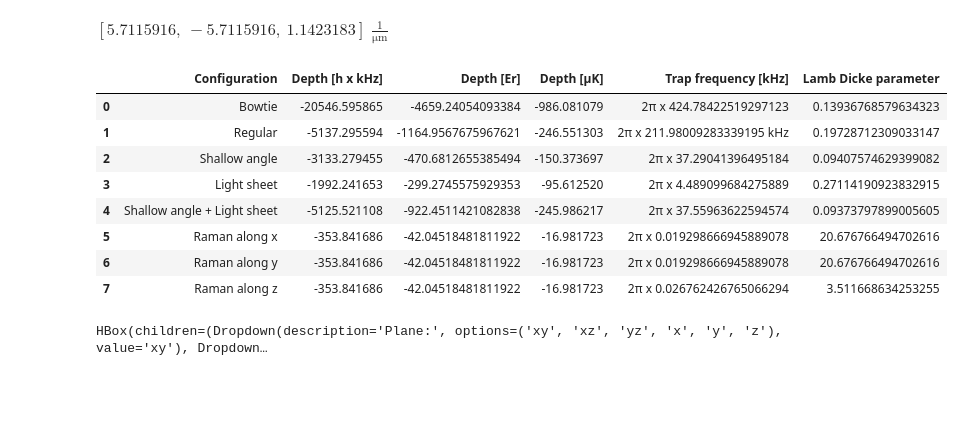
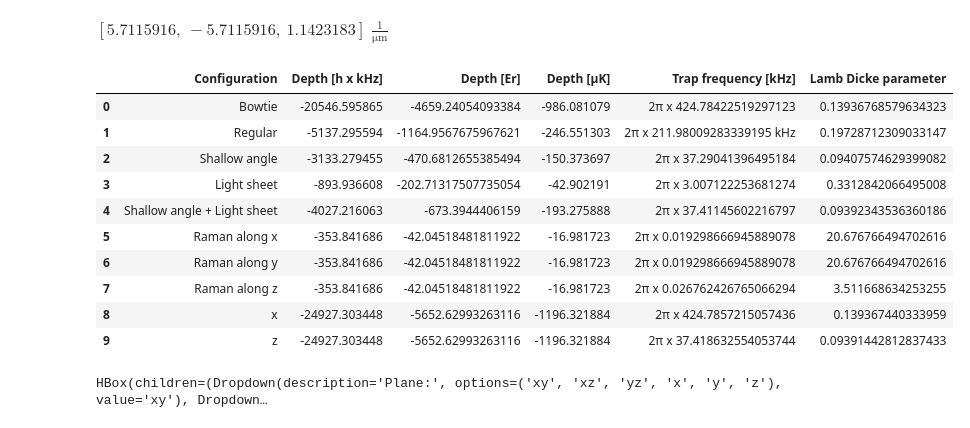
Before and after one commit to lightmat/lightmat, a Jupyter notebook: lattice.ipynb, the cells around one changed output. Cells and saved outputs as stored; diff of their text form; code cells hidden in the pictures; blank space fills up the shorter version.

```diff
--- a/lattice.ipynb
+++ b/lattice.ipynb
@@ -73,7 +73,7 @@ lat1d_x = Lattice1d(
     P=P,
     z0=0,
     name='1D Lattice x',
-    color='red',
+    color='blue',
 )
 lat1d_y = Lattice1d(
     lattice_direction_vec=(0,1,0),
@@ -84,7 +84,7 @@ lat1d_y = Lattice1d(
     P=P,
     z0=0,
     name='1D Lattice y',
-    color='magenta',
+    color='midnightblue',
 )
 # %% [markdown]
 <h3>Vertical shallow-angle lattice</h3>
@@ -182,3 +193,13 @@ V_shallow_angle = - (alpha_S12_866 * lat1d_z.I(X, Y, Z)).to(u.kHz)
 
 V_raman1 = - (alpha_rm1 * (raman1.I(X, Y, Z))).to(u.kHz)
 V_raman2 = - (alpha_rm2 * (raman2.I(X, Y, Z))).to(u.kHz)
+# %%
+n = 151
+
+x = np.linspace(-1, 1, n) * u.mm
+y = np.linspace(-1, 1, n) * u.mm
+z = np.linspace(-1, 1, n) * u.mm
+
+X, Y, Z = np.meshgrid(x, y, z, indexing='ij')
+
+I = bowtie.I(X, Y, Z)
@@ -202,10 +231,14 @@ interactive_plot(
 # %%
 d2V_bowtie_d2x = np.gradient(np.gradient(V_bowtie_2d+V_raman1+V_raman2, x, axis=0), x, axis=0)
 d2V_bowtie_d2y = np.gradient(np.gradient(V_bowtie_2d+V_raman1+V_raman2, y, axis=1), y, axis=1)
+d2V_bowtie_d2z = np.gradient(np.gradient(V_bowtie_2d+V_raman1+V_raman2, z, axis=2), z, axis=2)
 
 d2V_regular_d2x = np.gradient(np.gradient(V_regular_2d+V_raman1+V_raman2, x, axis=0), x, axis=0)
 d2V_regular_d2y = np.gradient(np.gradient(V_regular_2d+V_raman1+V_raman2, y, axis=1), y, axis=1)
+d2V_regular_d2z = np.gradient(np.gradient(V_regular_2d+V_raman1+V_raman2, z, axis=2), z, axis=2)
 
+d2V_shallow_angle_d2x = np.gradient(np.gradient(V_shallow_angle+V_raman1+V_raman2, x, axis=0), x, axis=0)
+d2V_light_sheet_d2x = np.gradient(np.gradient(V_light_sheet+V_raman1+V_raman2, x, axis=0), x, axis=0)
 d2V_shallow_angle_d2z = np.gradient(np.gradient(V_shallow_angle+V_raman1+V_raman2, z, axis=2), z, axis=2)
 d2V_light_sheet_d2z = np.gradient(np.gradient(V_light_sheet+V_raman1+V_raman2, z, axis=2), z, axis=2)
 d2V_both_d2z = np.gradient(np.gradient(V_shallow_angle+V_light_sheet+V_raman1+V_raman2, z, axis=2), z, axis=2)
@@ -260,6 +293,15 @@ eta_z_shallow_angle = get_lamb_dicke(np.nanmax(w_z_shallow_angle), k_raman_vec[2
 eta_z_light_sheet = get_lamb_dicke(np.nanmax(w_z_light_sheet), k_raman_vec[2])
 eta_z_both = get_lamb_dicke(np.nanmax(w_z_both), k_raman_vec[2])
 eta_z_raman = get_lamb_dicke(np.nanmax(w_z_raman), k_raman_vec[2])
+# %%
+V_total_bowtie = V_bowtie_2d + V_shallow_angle + V_light_sheet + V_raman1 + V_raman2
+
+depth_total_bowtie = get_lattice_depth(V_total_bowtie, 0)
+w_x_total_bowtie = get_trap_frequency(d2V_bowtie_d2x + d2V_shallow_angle_d2x + d2V_light_sheet_d2x + d2V_raman_d2x)
+w_z_total_bowtie = get_trap_frequency(d2V_bowtie_d2z + d2V_shallow_angle_d2z + d2V_light_sheet_d2z + d2V_raman_d2z)
+
+eta_x_total_bowtie = get_lamb_dicke(np.nanmax(w_x_total_bowtie), k_raman_vec[0])
+eta_z_total_bowtie = get_lamb_dicke(np.nanmax(w_z_total_bowtie), k_raman_vec[2])
 # %%
 raman1.k_vec
 # %% [output]
@@ -279,6 +321,8 @@ data = {
         "Raman along x",
         "Raman along y",
         "Raman along z",
+        "x",
+        "z",
     ],
     "Depth [h x kHz]": [
         depth_xy_bowtie.to(u.kHz).value,
@@ -289,6 +333,8 @@ data = {
         depth_x_raman.to(u.kHz).value,
         depth_y_raman.to(u.kHz).value,
         depth_z_raman.to(u.kHz).value,
+        depth_total_bowtie.to(u.kHz).value,
+        depth_total_bowtie.to(u.kHz).value,
     ],
     "Depth [Er]": [
         depth_xy_bowtie/Er_1064,
@@ -299,6 +345,8 @@ data = {
         depth_x_raman/Er_rm,
         depth_y_raman/Er_rm,
         depth_z_raman/Er_rm,
+        depth_total_bowtie/Er_1064,
+        depth_total_bowtie/Er_1064,
     ],
     "Depth [µK]": [
         (h*depth_xy_bowtie/k_B).to(u.uK).value,
@@ -309,41 +357,49 @@ data = {
         (h*depth_x_raman/k_B).to(u.uK).value,
         (h*depth_y_raman/k_B).to(u.uK).value,
         (h*depth_z_raman/k_B).to(u.uK).value,
+        (h*depth_total_bowtie/k_B).to(u.uK).value,
+        (h*depth_total_bowtie/k_B).to(u.uK).value,
     ],
     "Trap frequency [kHz]": [
         f'2π x {np.nanmax(w_xy_bowtie).to(u.kHz).value / (2*np.pi)}',
         f'2π x {np.nanmax(w_xy_regular).to(u.kHz) / (2*np.pi)}',
         f'2π x {np.nanmax(w_z_shallow_angle).to(u.kHz).value / (2*np.pi)}',
         f'2π x {np.nanmax(w_z_light_sheet).to(u.kHz).value / (2*np.pi)}',
         f'2π x {np.nanmax(w_z_both).to(u.kHz).value / (2*np.pi)}',
         f'2π x {np.nanmax(w_x_raman).to(u.kHz).value / (2*np.pi)}',
         f'2π x {np.nanmax(w_y_raman).to(u.kHz).value / (2*np.pi)}',
         f'2π x {np.nanmax(w_z_raman).to(u.kHz).value / (2*np.pi)}',
+        f'2π x {np.nanmax(w_x_total_bowtie).to(u.kHz).value / (2*np.pi)}',
+        f'2π x {np.nanmax(w_z_total_bowtie).to(u.kHz).value / (2*np.pi)}',
     ],
     "Lamb Dicke parameter": [
         eta_xy_bowtie,
         eta_xy_regular,
         eta_z_shallow_angle,
         eta_z_light_sheet,
         eta_z_both,
         eta_x_raman,
         eta_y_raman,
         eta_z_raman,
+        eta_x_total_bowtie,
+        eta_z_total_bowtie,
     ],
 }
 
 df = pd.DataFrame(data)
 df.style.set_properties(**{'text-align': 'left'})
 # %% [output]
 |  | Configuration | Depth [h x kHz] | Depth [Er] | Depth [µK] | Trap frequency [kHz] | Lamb Dicke parameter |
 | 0 | Bowtie | -20546.595865 | -4659.24054093384 | -986.081079 | 2π x 424.78422519297123 | 0.13936768579634323 |
 | 1 | Regular | -5137.295594 | -1164.9567675967621 | -246.551303 | 2π x 211.98009283339195 kHz | 0.19728712309033147 |
 | 2 | Shallow angle | -3133.279455 | -470.6812655385494 | -150.373697 | 2π x 37.29041396495184 | 0.09407574629399082 |
-| 3 | Light sheet | -1992.241653 | -299.2745575929353 | -95.612520 | 2π x 4.489099684275889 | 0.27114190923832915 |
-| 4 | Shallow angle + Light sheet | -5125.521108 | -922.4511421082838 | -245.986217 | 2π x 37.55963622594574 | 0.09373797899005605 |
+| 3 | Light sheet | -893.936608 | -202.71317507735054 | -42.902191 | 2π x 3.007122253681274 | 0.3312842066495008 |
+| 4 | Shallow angle + Light sheet | -4027.216063 | -673.3944406159 | -193.275888 | 2π x 37.41145602216797 | 0.09392343536360186 |
 | 5 | Raman along x | -353.841686 | -42.04518481811922 | -16.981723 | 2π x 0.019298666945889078 | 20.676766494702616 |
 | 6 | Raman along y | -353.841686 | -42.04518481811922 | -16.981723 | 2π x 0.019298666945889078 | 20.676766494702616 |
 | 7 | Raman along z | -353.841686 | -42.04518481811922 | -16.981723 | 2π x 0.026762426765066294 | 3.511668634253255 |
+| 8 | x | -24927.303448 | -5652.62993263116 | -1196.321884 | 2π x 424.7857215057436 | 0.139367440333959 |
+| 9 | z | -24927.303448 | -5652.62993263116 | -1196.321884 | 2π x 37.418632554053744 | 0.09391442812837433 |
 # %%
 interactive_plot(
     [w_xy_bowtie, w_xy_regular, w_z_shallow_angle, w_z_light_sheet, w_z_both],
```
Also changed, not shown: parts of 4 cells of this notebook, 8 other files.
